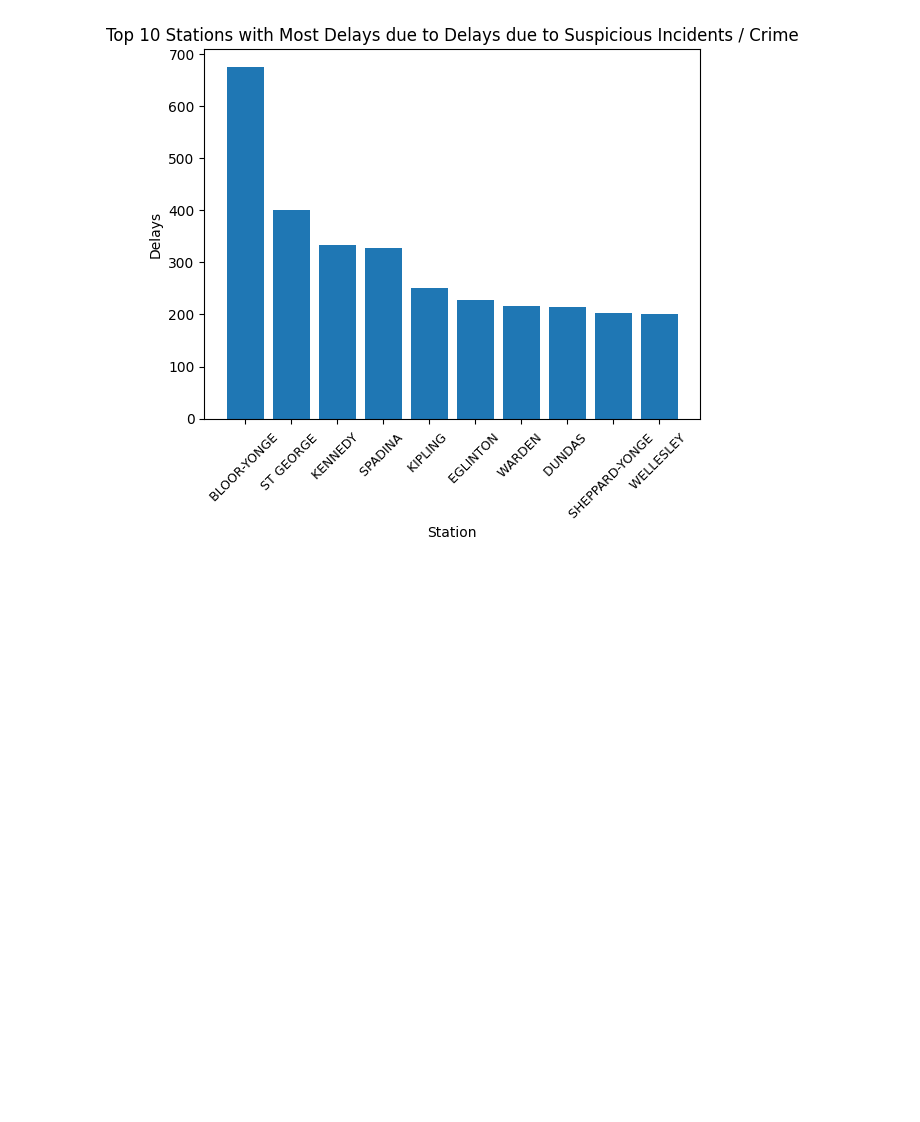
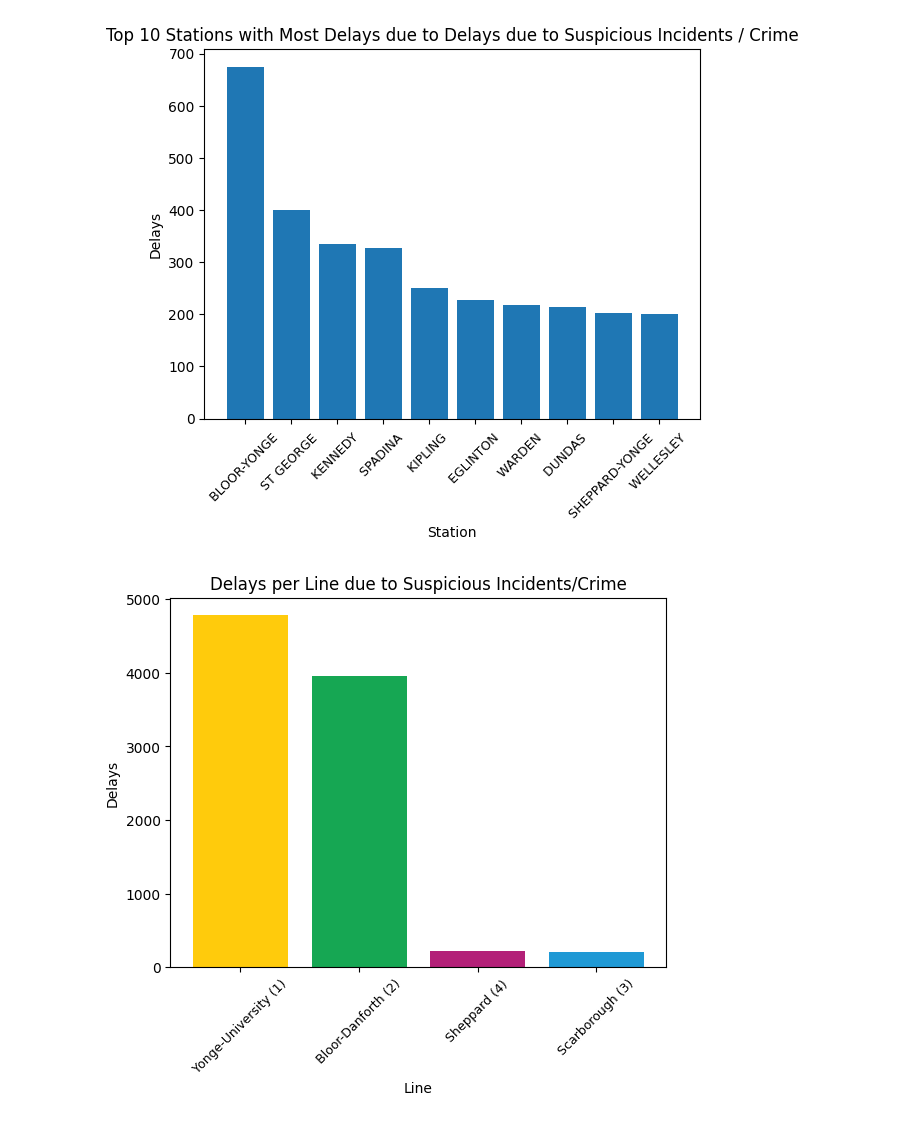
Before and after one commit to euan-nr/TTC-Incident-Reporting, a Jupyter notebook: TTC_Delays.ipynb, the cells around one changed output. Cells and saved outputs as stored; diff of their text form; code cells hidden in the pictures; blank space fills up the shorter version.

```diff
--- a/TTC_Delays.ipynb
+++ b/TTC_Delays.ipynb
@@ -384,3 +397,7 @@ yearplt(df_sus, 'Delays due to Suspicious Incidents / Crimes per Year')
 stationdelays(df_sus,'Top 10 Stations with Most Delays due to Delays due to Suspicious Incidents / Crime')
 # %% [output]
 [figure]
+# %%
+linedelays(df_sus,'Delays per Line due to Suspicious Incidents/Crime')
+# %% [output]
+[figure, added]
```
Also changed, not shown: parts of 12 cells of this notebook.
